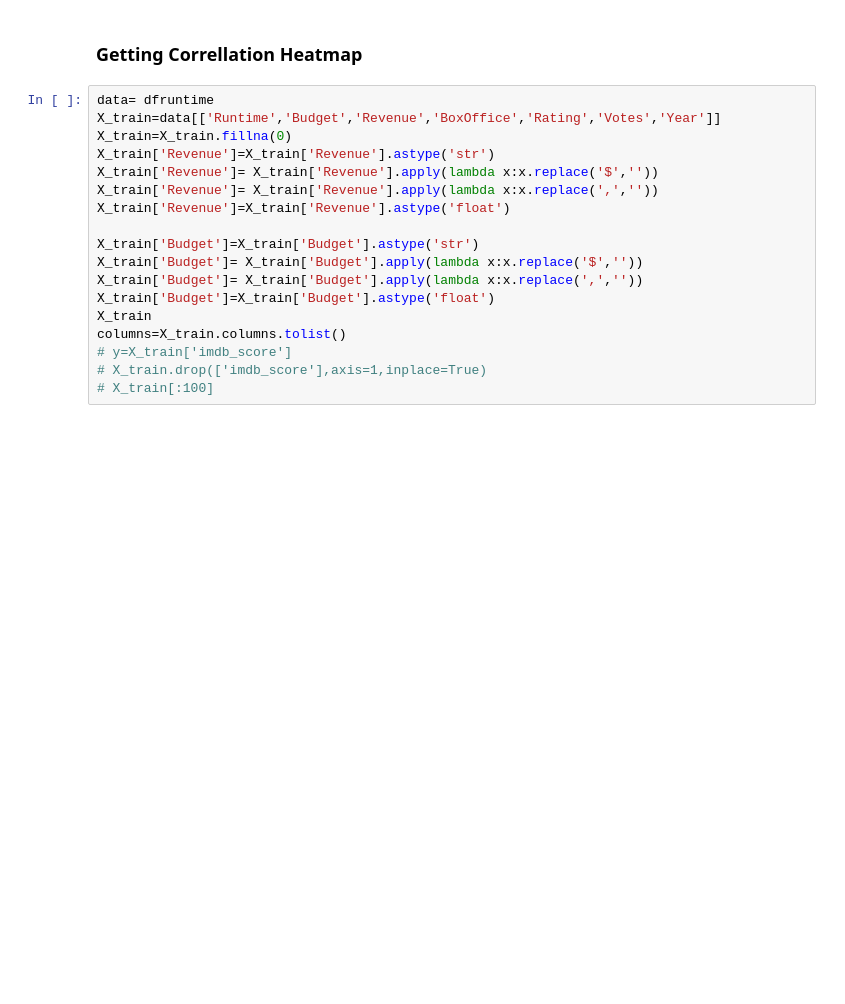
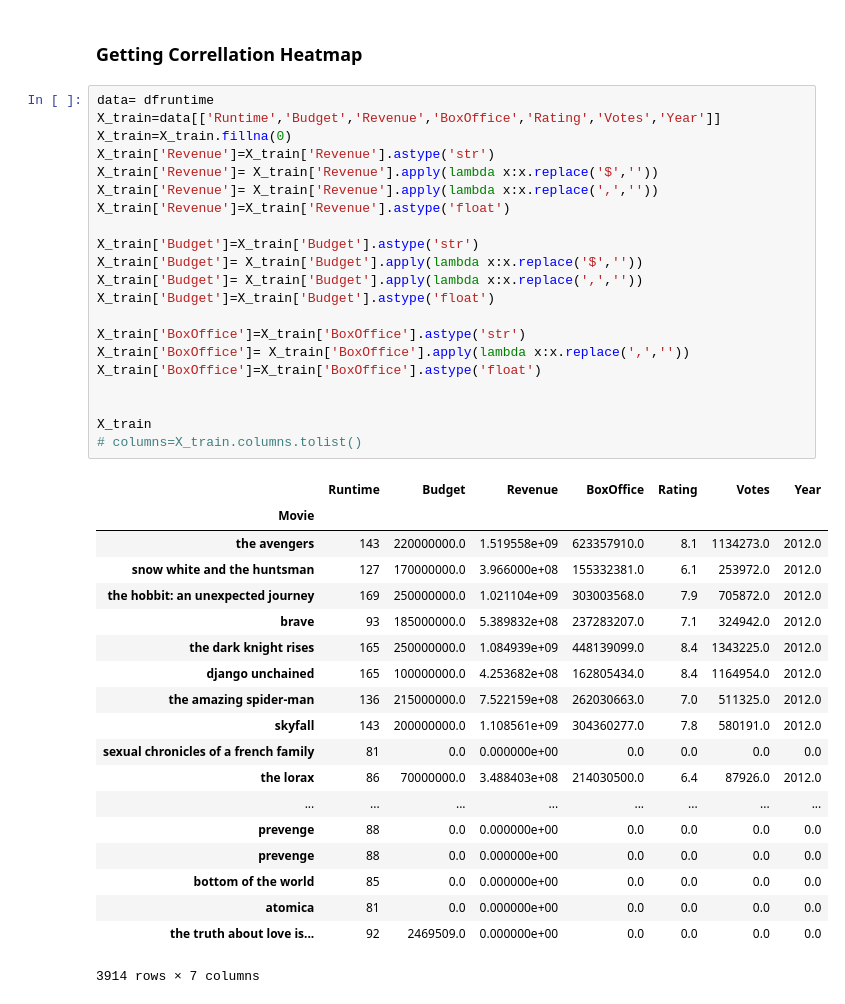
Before and after one commit to cicisongze/Movie_analysis_project, a Jupyter notebook: Data_Visualization.ipynb, the cells around one changed output. Saved outputs shown, nothing was run; the diff lists cells and outputs as text; blank space fills up the shorter version.

```diff
--- a/Data_Visualization.ipynb
+++ b/Data_Visualization.ipynb
@@ -259,21 +259,44 @@ df.groupby(['Year'])['Runtime'].mean().plot(title='AvgRuntime')
 # %%
 data= dfruntime
 X_train=data[['Runtime','Budget','Revenue','BoxOffice','Rating','Votes','Year']]
 X_train=X_train.fillna(0)
 X_train['Revenue']=X_train['Revenue'].astype('str')
 X_train['Revenue']= X_train['Revenue'].apply(lambda x:x.replace('$',''))
 X_train['Revenue']= X_train['Revenue'].apply(lambda x:x.replace(',',''))
 X_train['Revenue']=X_train['Revenue'].astype('float')
 
 X_train['Budget']=X_train['Budget'].astype('str')
 X_train['Budget']= X_train['Budget'].apply(lambda x:x.replace('$',''))
 X_train['Budget']= X_train['Budget'].apply(lambda x:x.replace(',',''))
 X_train['Budget']=X_train['Budget'].astype('float')
+
+X_train['BoxOffice']=X_train['BoxOffice'].astype('str')
+X_train['BoxOffice']= X_train['BoxOffice'].apply(lambda x:x.replace(',',''))
+X_train['BoxOffice']=X_train['BoxOffice'].astype('float')
+
+
 X_train
-columns=X_train.columns.tolist()
-# y=X_train['imdb_score']
-# X_train.drop(['imdb_score'],axis=1,inplace=True)
-# X_train[:100]
+# columns=X_train.columns.tolist()
+# %% [output]
+|  | Runtime | Budget | Revenue | BoxOffice | Rating | Votes | Year |
+| Movie |  |  |  |  |  |  |  |
+| the avengers | 143 | 220000000.0 | 1.519558e+09 | 623357910.0 | 8.1 | 1134273.0 | 2012.0 |
+| snow white and the huntsman | 127 | 170000000.0 | 3.966000e+08 | 155332381.0 | 6.1 | 253972.0 | 2012.0 |
+| the hobbit: an unexpected journey | 169 | 250000000.0 | 1.021104e+09 | 303003568.0 | 7.9 | 705872.0 | 2012.0 |
+| brave | 93 | 185000000.0 | 5.389832e+08 | 237283207.0 | 7.1 | 324942.0 | 2012.0 |
+| the dark knight rises | 165 | 250000000.0 | 1.084939e+09 | 448139099.0 | 8.4 | 1343225.0 | 2012.0 |
+| django unchained | 165 | 100000000.0 | 4.253682e+08 | 162805434.0 | 8.4 | 1164954.0 | 2012.0 |
+| the amazing spider-man | 136 | 215000000.0 | 7.522159e+08 | 262030663.0 | 7.0 | 511325.0 | 2012.0 |
+| skyfall | 143 | 200000000.0 | 1.108561e+09 | 304360277.0 | 7.8 | 580191.0 | 2012.0 |
+| sexual chronicles of a french family | 81 | 0.0 | 0.000000e+00 | 0.0 | 0.0 | 0.0 | 0.0 |
+| the lorax | 86 | 70000000.0 | 3.488403e+08 | 214030500.0 | 6.4 | 87926.0 | 2012.0 |
+| ... | ... | ... | ... | ... | ... | ... | ... |
+| prevenge | 88 | 0.0 | 0.000000e+00 | 0.0 | 0.0 | 0.0 | 0.0 |
+| prevenge | 88 | 0.0 | 0.000000e+00 | 0.0 | 0.0 | 0.0 | 0.0 |
+| bottom of the world | 85 | 0.0 | 0.000000e+00 | 0.0 | 0.0 | 0.0 | 0.0 |
+| atomica | 81 | 0.0 | 0.000000e+00 | 0.0 | 0.0 | 0.0 | 0.0 |
+| the truth about love is... | 92 | 2469509.0 | 0.000000e+00 | 0.0 | 0.0 | 0.0 | 0.0 |
+3914 rows × 7 columns
 # %%
 import seaborn as sns
 corr_mat=X_train.corr(method='pearson')
```
Also changed, not shown: parts of 5 cells of this notebook.
